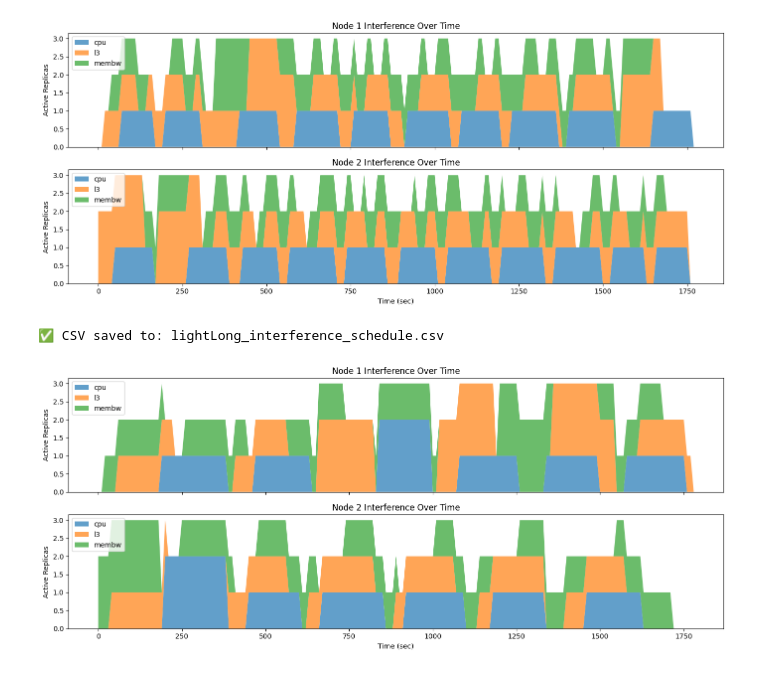
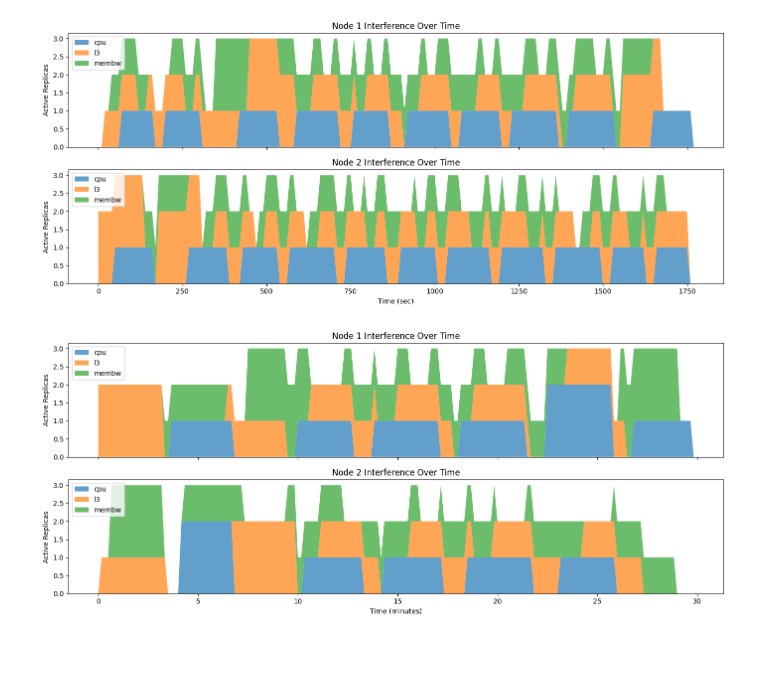
Before and after one commit to georgakopoulosgeo/Interference_Thesis_NTUA, a Jupyter notebook: interference_injection/interference_schedules/show_interference_injection.ipynb, the cells around one changed output. Drawn from its saved outputs; the diff is of its cells as text; code cells hidden in the pictures.

```diff
--- a/interference_injection/interference_schedules/show_interference_injection.ipynb
+++ b/interference_injection/interference_schedules/show_interference_injection.ipynb
@@ -11,8 +11,9 @@ import numpy as np
 
 def plot_interference_schedule(filename):
     """
-    Fixed version: Plots active replicas per pod type on each node using
+    Plots active replicas per pod type on each node using
     proper cycle-based tracking of create/delete intervals.
+    X-axis is in minutes.
     """
     df = pd.read_csv(filename)
     df['replicas'] = pd.to_numeric(df['replicas'], errors='coerce').fillna(0).astype(int)
@@ -33,6 +34,7 @@ def plot_interference_schedule(filename):
 
     # Build timeline and initialize counters
     timeline = np.arange(0, df['timestamp_sec'].max() + 10, 10)
+    timeline_min = timeline / 60  # convert to minutes
     node1 = {'ibench-cpu': [], 'ibench-l3': [], 'ibench-membw': []}
     node2 = {'ibench-cpu': [], 'ibench-l3': [], 'ibench-membw': []}
 
@@ -54,7 +56,7 @@ def plot_interference_schedule(filename):
     # Plotting
     fig, axs = plt.subplots(2, 1, figsize=(14, 6), sharex=True)
 
-    axs[0].stackplot(timeline,
+    axs[0].stackplot(timeline_min,
                      node1['ibench-cpu'],
                      node1['ibench-l3'],
                      node1['ibench-membw'],
@@ -64,14 +66,14 @@ def plot_interference_schedule(filename):
     axs[0].set_ylabel("Active Replicas")
     axs[0].legend(loc='upper left')
 
-    axs[1].stackplot(timeline,
+    axs[1].stackplot(timeline_min,
                      node2['ibench-cpu'],
                      node2['ibench-l3'],
                      node2['ibench-membw'],
                      labels=['cpu', 'l3', 'membw'],
                      alpha=0.7)
     axs[1].set_title("Node 2 Interference Over Time")
-    axs[1].set_xlabel("Time (sec)")
+    axs[1].set_xlabel("Time (minutes)")
     axs[1].set_ylabel("Active Replicas")
     axs[1].legend(loc='upper left')
 
@@ -501,8 +503,7 @@ def generate_light_balanced_schedule(filename, total_duration=TOTAL_DURATION):
 # %%
 name = "lightLong_interference_schedule.csv"
 # Example usage (uncomment the line below to run locally):
-generate_light_balanced_schedule(name)
+#generate_light_balanced_schedule(name)
 plot_interference_schedule(name)
 # %% [output]
-✅ CSV saved to: lightLong_interference_schedule.csv
-[figure, old version]
+[figure, new version]
```
Also changed, not shown: 4 other files.
